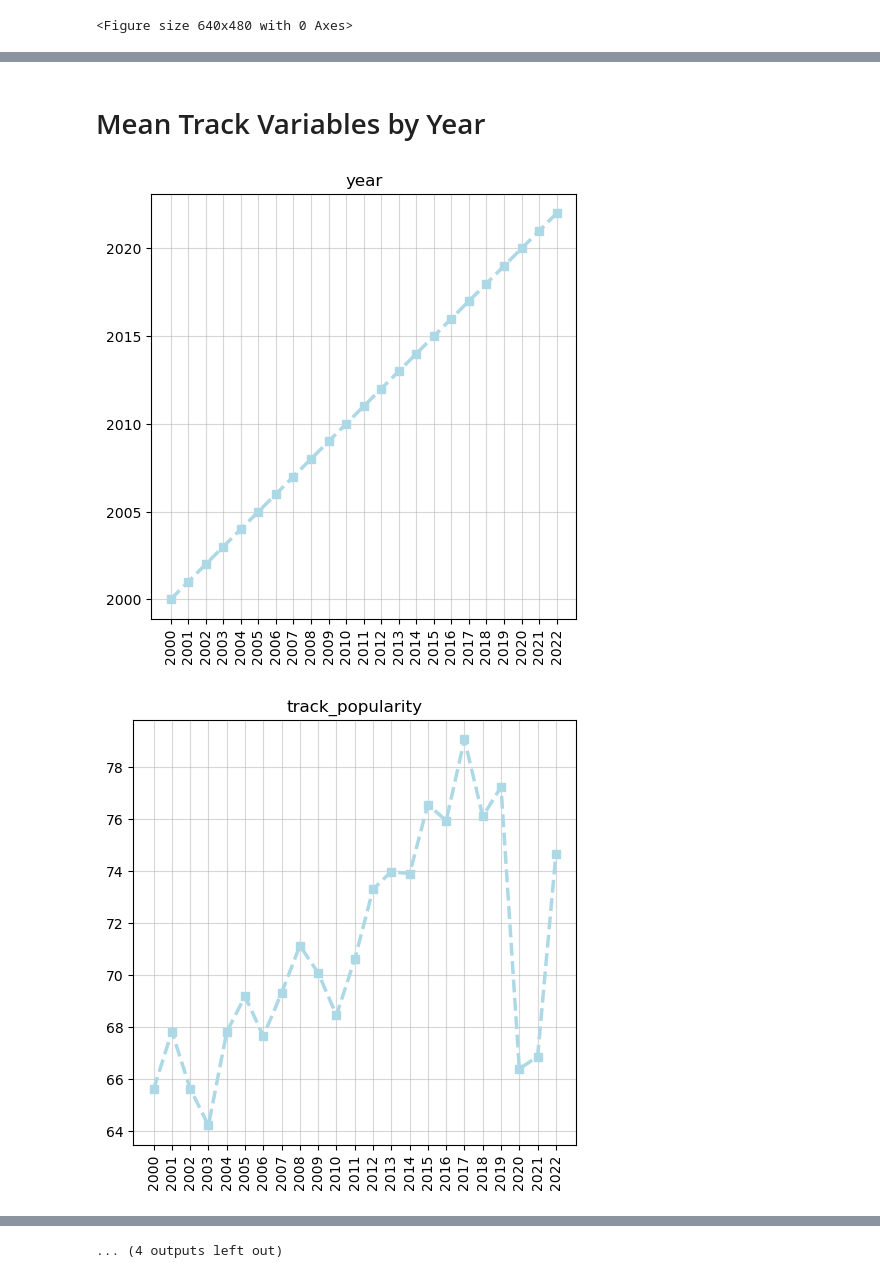
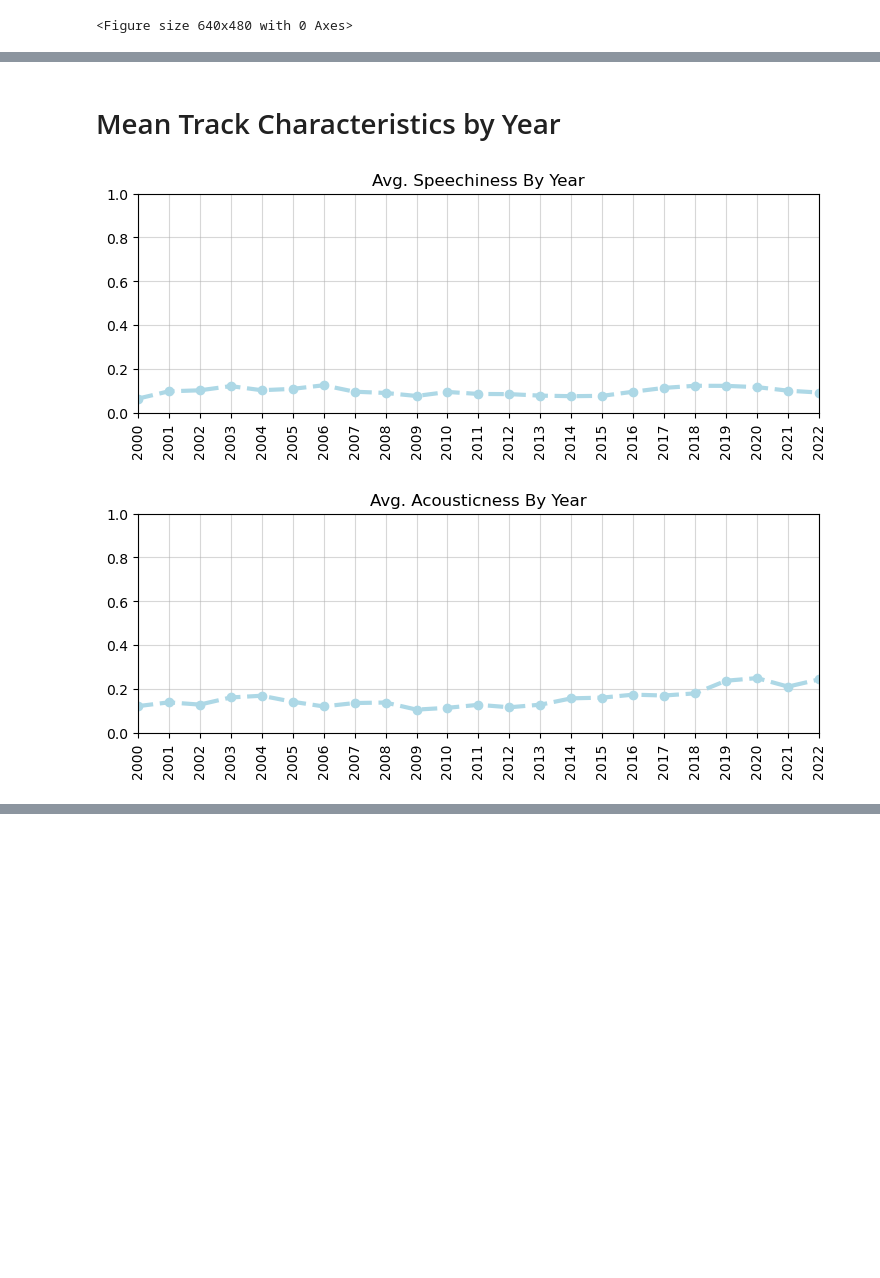
Before and after one commit to BJohanski/Spotify-Track-Analysis-2023, a Jupyter notebook: Spotify-Data-Analysis.ipynb, the cells around one changed output, grey strips where cells are left out. Drawn from its saved outputs; the diff is of its cells as text; code cells hidden in the pictures; blank space fills up the shorter version.

```diff
--- a/Spotify-Data-Analysis.ipynb
+++ b/Spotify-Data-Analysis.ipynb
@@ -146,7 +146,7 @@ null_tempo_row = spotify_data[spotify_data['tempo'].isnull()]
 null_tempo_row
 
 # Above I confirmed that the NA values belong to one entry. For that reason, I will be dropping that entry.
-# spotify_data = spotify_data.drop(447)
+spotify_data = spotify_data.drop(447)
 
 # Confirming that the row is gone.
 spotify_data.iloc[[447]]
@@ -336,40 +314,37 @@ Text(42.597222222222214, 0.5, 'Valence Measure')
 # %% [markdown]
-# Mean Track Variables by Year
+# Mean Track Characteristics by Year
 # %%
 #Separating tracks which only were in the IQR of our sample for general review
 
-def vars_by_year(df):
-    numerical_cats = spotify_data.select_dtypes(['int64','float'])
-    columns_cats = list(numerical_cats.columns)
-    years = numerical_cats.year.unique()
+numerical_cats = spotify_data.select_dtypes(include=['int64','float64'])
 
-    for i in range(len(columns_cats)):
+track_characteristics = ['speechiness','acousticness','danceability','energy',\
+                   'instrumentalness','liveness','valence']
 
-        # Identifying Q1 and Q3
-        q1 = np.quantile(numerical_cats[columns_cats[i]], 0.25)
-        q3 = np.quantile(numerical_cats[columns_cats[i]], 0.75)
+years = numerical_cats.year.unique()
 
-        # Constraining dataset for each variable within IQR
-        iqr_current_var = numerical_cats\
-            [((numerical_cats[columns_cats[i]] >= q1) | (numerical_cats[columns_cats[i]] <= q3))]
+for i in range(len(track_variables)):
 
-        # Identifying mean values by year
-        mean_by_year = iqr_current_var.groupby('year')[columns_cats[i]].mean()
+    # Identifying Q1 and Q3
+    q1 = np.quantile(numerical_cats[track_characteristics[i]], 0.25) * 1.5
+    q3 = np.quantile(numerical_cats[track_characteristics[i]], 0.75) * 1.5
 
-        # Plotting
-        fig = plt.figure(figsize=(5,5))
-        ax = plt.subplot()
+    # Constraining dataset for each variable within IQR
+    iqr_current_var = numerical_cats
+    [((numerical_cats[track_characteristics[i]] >= q1) | (numerical_cats[track_characteristics[i]] <= q3))]
 
-        plt.plot(mean_by_year, color='lightblue', marker='s', linewidth=2.5, linestyle='--')
-        plt.grid(True, alpha=0.5)
-        plt.xticks(years, rotation=90)
-        plt.tight_layout()
-        plt.title(columns_cats[i])
-        plt.show()
+    # Identifying mean values by year
+    mean_by_year = iqr_current_var.groupby('year')[track_characteristics[i]].mean()
 
-vars_by_year(numerical_cats)
-
-# NEED TO FIX - ADD Params for "y limit max" and "y limit min". Run with separate lists for each scale.
+    plt.figure(figsize=(7.5,3))
+    plt.plot(mean_by_year, color='lightblue', marker='o', linewidth=3, linestyle='--')
+    plt.ylim(0, 1)
+    plt.grid(True, alpha=0.5)
+    plt.xticks(years, rotation=90)
+    plt.xlim(2000, 2022)
+    plt.tight_layout()
+    plt.title('Avg. {} By Year'.format(track_variables[i]).title())
+    plt.show()
 # %% [output]
-[figure, old version]
+[figure, new version]
-[figure, old version]
+[figure, new version]
@@ -386 +355,0 @@ vars_by_year(numerical_cats)
-... (4 outputs left out)
```
Also changed, not shown: parts of 14 cells of this notebook.
